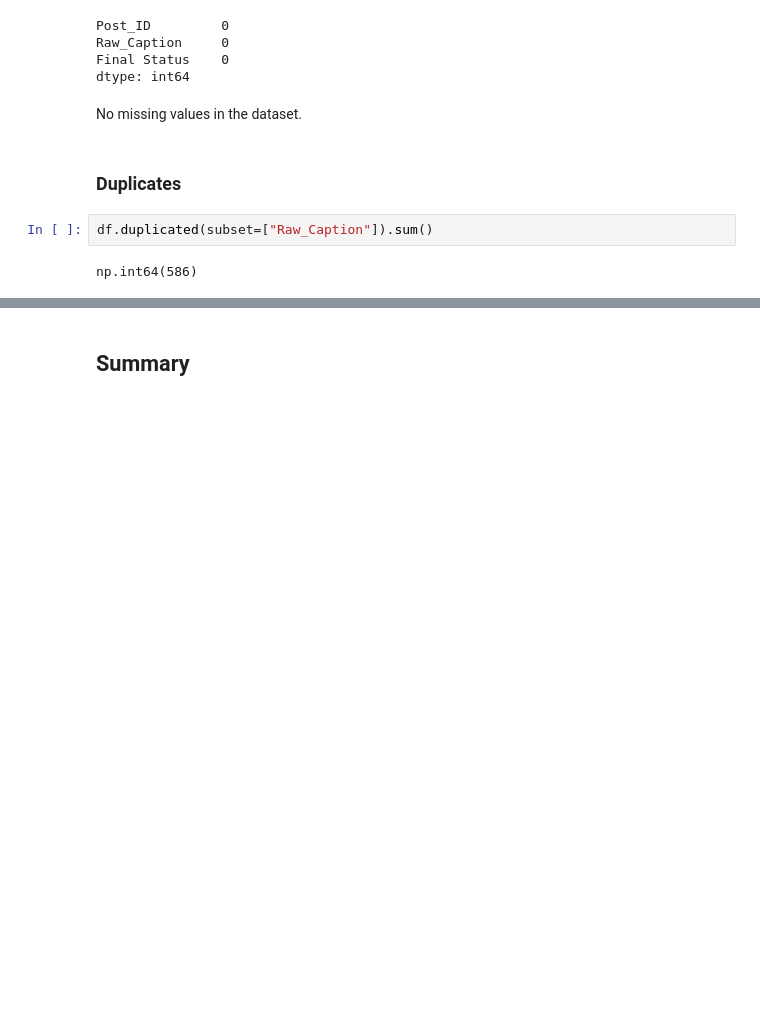
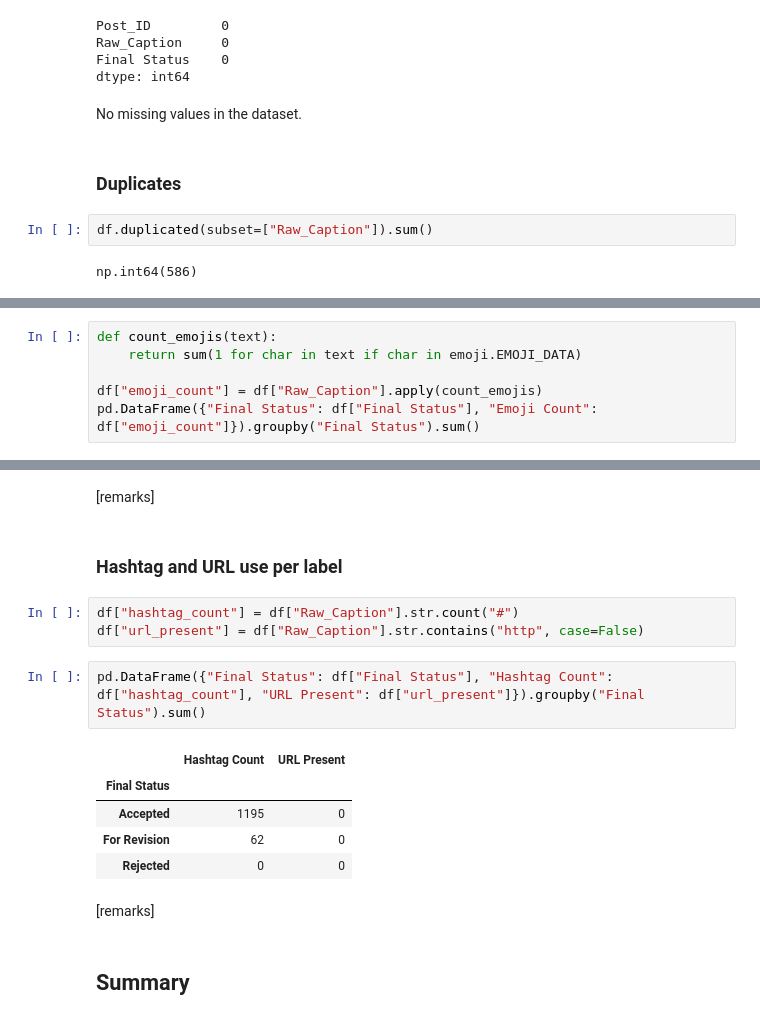
Before and after one commit to zkdlyn/SMARTech, a Jupyter notebook: notebooks_cv/01_data_exploration.ipynb, the cells around one changed output, grey strips where cells are left out. Saved outputs shown, nothing was run; the diff lists cells and outputs as text; blank space fills up the shorter version.

```diff
--- a/notebooks_cv/01_data_exploration.ipynb
+++ b/notebooks_cv/01_data_exploration.ipynb
@@ -109,0 +116,6 @@ df[df.duplicated(subset=["Raw_Caption"], keep=False)].sort_values(by="Raw_Captio
+# %%
+def count_emojis(text):
+    return sum(1 for char in text if char in emoji.EMOJI_DATA)
+
+df["emoji_count"] = df["Raw_Caption"].apply(count_emojis)
+pd.DataFrame({"Final Status": df["Final Status"], "Emoji Count": df["emoji_count"]}).groupby("Final Status").sum()
@@ -110,2 +128,19 @@ df[df.duplicated(subset=["Raw_Caption"], keep=False)].sort_values(by="Raw_Captio
+# %% [markdown]
+[remarks]
+# %% [markdown]
+### Hashtag and URL use per label
+# %%
+df["hashtag_count"] = df["Raw_Caption"].str.count("#")
+df["url_present"] = df["Raw_Caption"].str.contains("http", case=False)
+# %%
+pd.DataFrame({"Final Status": df["Final Status"], "Hashtag Count": df["hashtag_count"], "URL Present": df["url_present"]}).groupby("Final Status").sum()
+# %% [output]
+|  | Hashtag Count | URL Present |
+| Final Status |  |  |
+| Accepted | 1195 | 0 |
+| For Revision | 62 | 0 |
+| Rejected | 0 | 0 |
+# %% [markdown]
+[remarks]
 # %% [markdown]
 ## Summary
```
Also changed, not shown: parts of 17 cells of this notebook.
